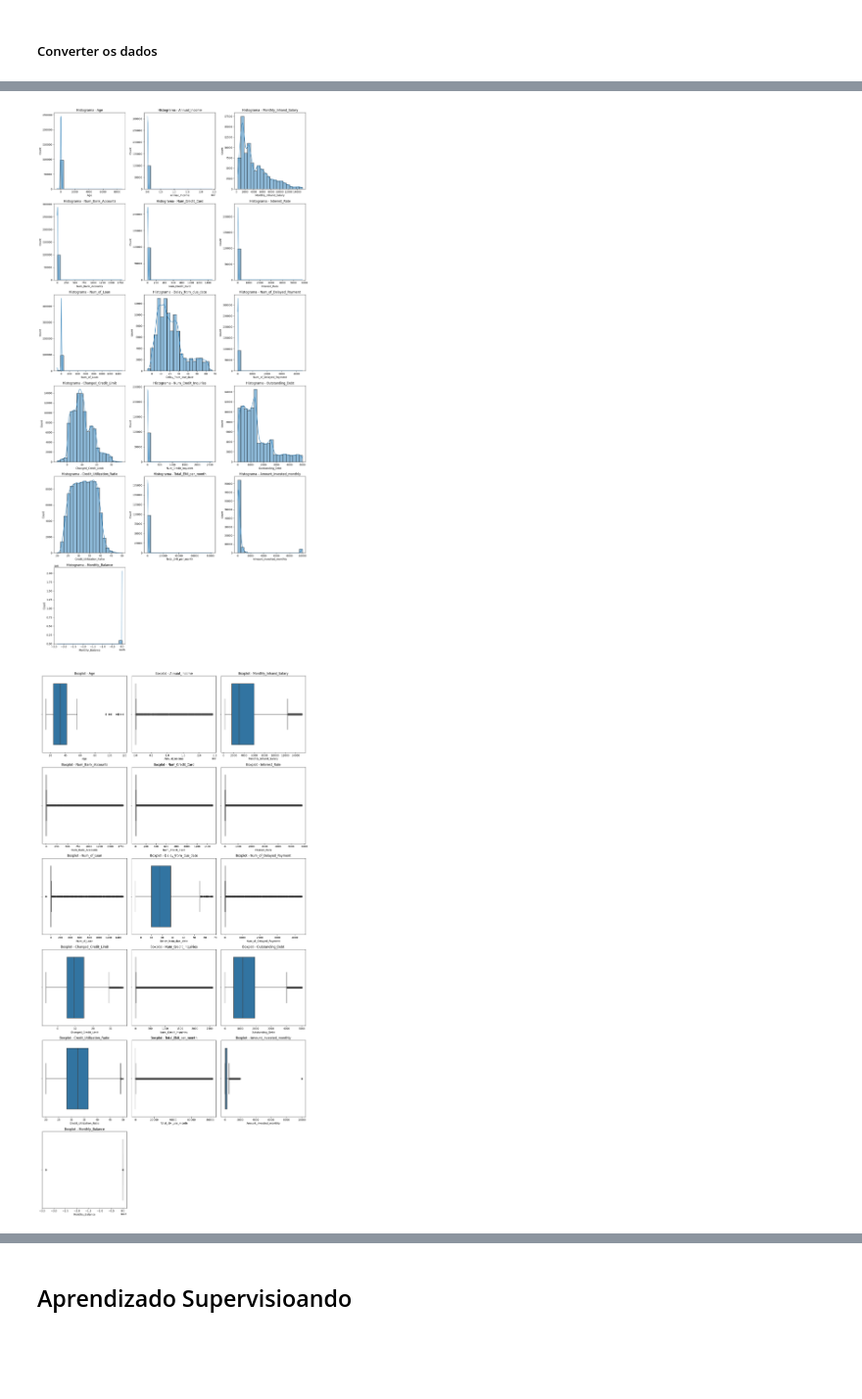
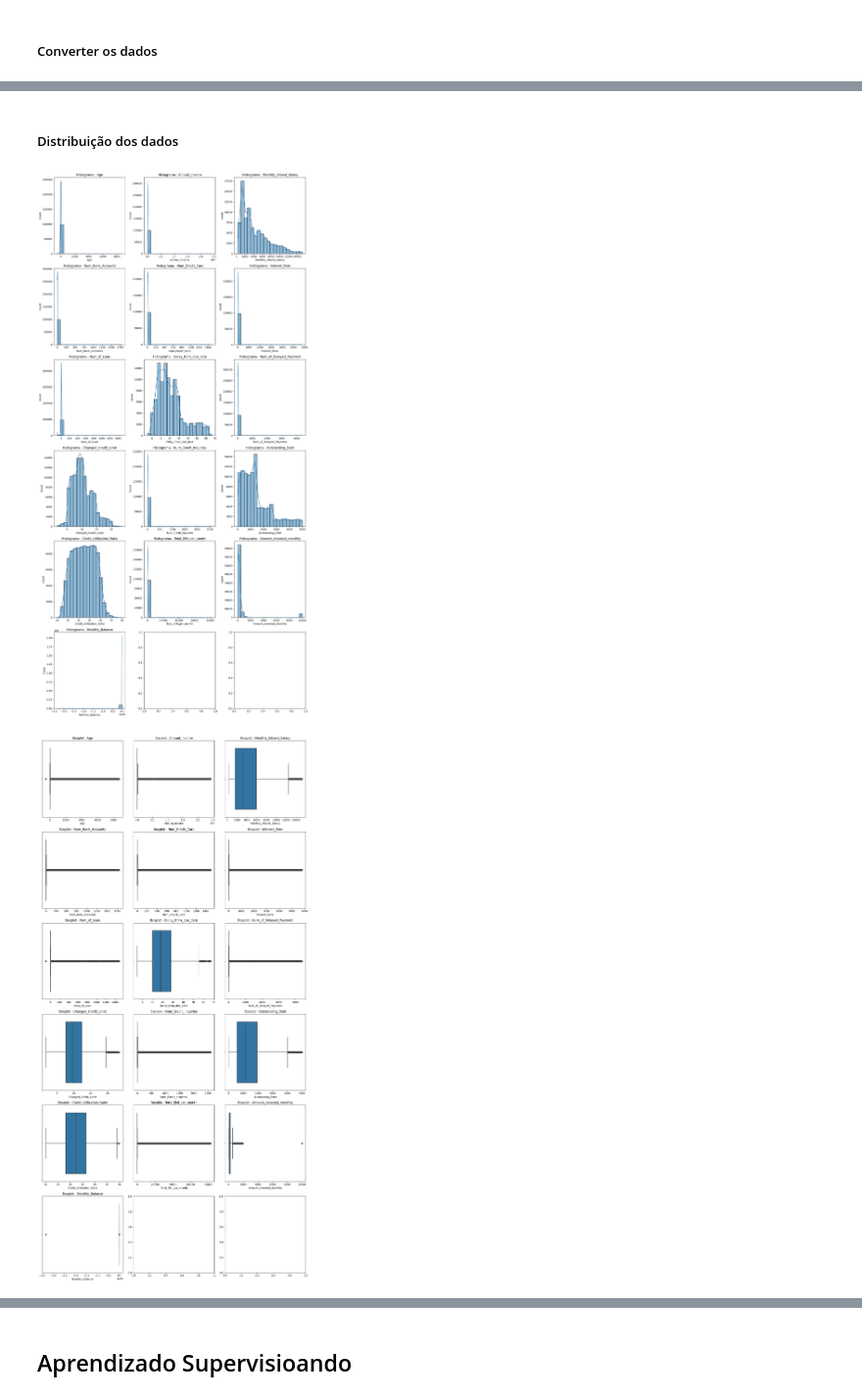
Before and after one commit to maurodomingues/Projeto_MachineLearningII, a Jupyter notebook: MLII_projeto.ipynb, the cells around one changed output, grey strips where cells are left out. Shown at 98% size. Drawn from its saved outputs; the diff is of its cells as text; code cells hidden in the pictures; blank space fills up the shorter version.

```diff
--- a/MLII_projeto.ipynb
+++ b/MLII_projeto.ipynb
@@ -134,3 +163,5 @@ def delimitar_valores(coluna, limite_inferior, limite_superior):
+# %%
+df_credito = df_credito.drop('Month', axis=1)
 # %% [markdown]
 ##### Converter os dados
 # %%
@@ -164,0 +176,7 @@ memory usage: 13.8+ MB
+# %%
+colunas_float = df_credito.select_dtypes(include='float64').columns
+df_credito[colunas_float] = df_credito[colunas_float].round(2)
+# %%
+df_credito['Occupation'] = df_credito['Occupation'].replace('_______', None)
+df_credito['Credit_Mix'] = df_credito['Credit_Mix'].replace('_', None)
+df_credito['Payment_Behaviour'] = df_credito['Payment_Behaviour'].replace('!@9#%8', None)
@@ -179,14 +255,15 @@ df_credito.describe()
+# %% [markdown]
+##### Distribuição dos dados
 # %%
 colunas_num = df_credito.select_dtypes(include='number')
 # %%
-linhas = -(-len(colunas_num) // 3)
-colunas = min(3, len(colunas_num))
+linhas = 6
+colunas = 3
 
 fig, axes = plt.subplots(linhas, colunas, figsize=(15, 5 * linhas))
 
 axes = axes.flatten()
 
-# Iterar sobre as colunas numéricas e criar histogramas
 for i, coluna in enumerate(colunas_num):
     sns.histplot(data=df_credito, x=df_credito[coluna], kde=True, bins=20, ax=axes[i])
     axes[i].set_title(f'Histograma - {coluna}')
@@ -198,26 +275,26 @@ for i in range(len(colunas_num), linhas * colunas):
 plt.tight_layout()
 plt.show()
 # %% [output]
-[figure, old version]
+[figure, new version]
 # %%
-linhas = -(-len(colunas_num) // 3)
-colunas = min(3, len(colunas_num))
+linhas = 6
+colunas = 3
 
 fig, axes = plt.subplots(linhas, colunas, figsize=(15, 5 * linhas))
 
 axes = axes.flatten()
 
 # Iterar sobre as colunas numéricas e criar Boxplot
 for i, coluna in enumerate(colunas_num):
     sns.boxplot(data=df_credito, x=df_credito[coluna], ax=axes[i])
     axes[i].set_title(f'Boxplot - {coluna}')
 
 
 for i in range(len(colunas_num), linhas * colunas):
     fig.delaxes(axes[i])
 
 plt.tight_layout()
 plt.show()
 # %% [output]
-[figure, old version]
+[figure, new version]
 # %% [markdown]
```
Also changed, not shown: parts of 57 cells of this notebook.
